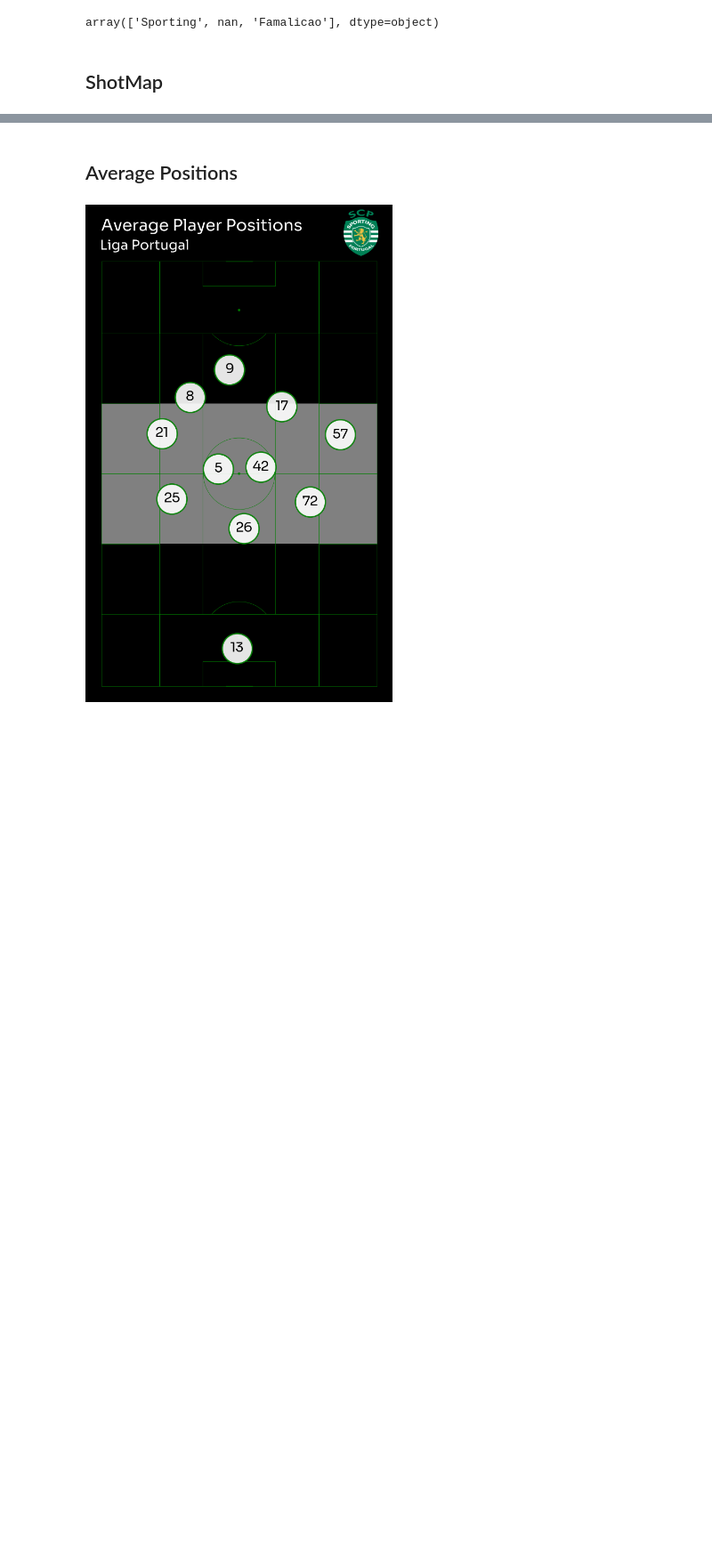
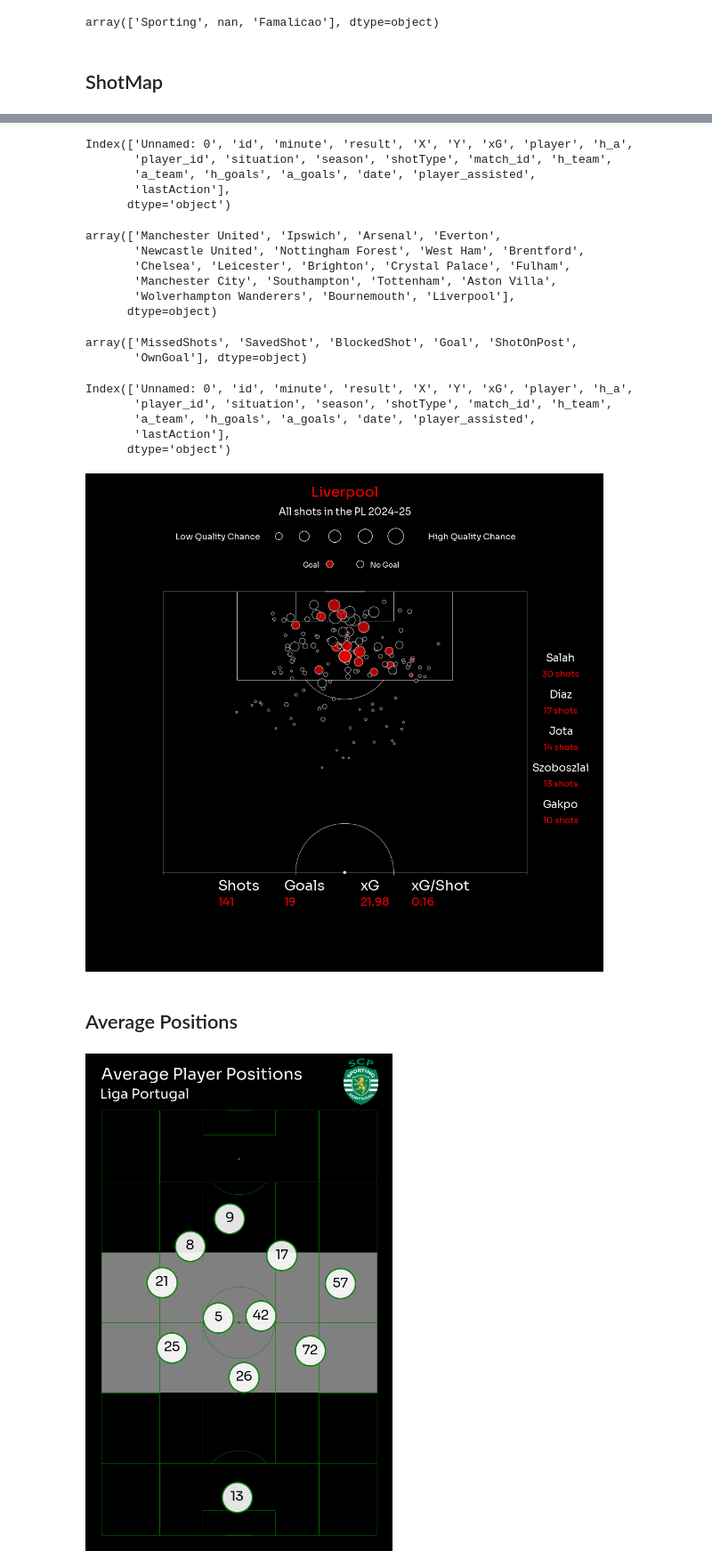
Before and after one commit to ishdeep-10/IndianCitizen, a Jupyter notebook: ScorePredict/notebooks/SeasonAnalysis.ipynb, the cells around one changed output, grey strips where cells are left out. Shown at 89% size. Cells and saved outputs as stored; diff of their text form; code cells hidden in the pictures; blank space fills up the shorter version.

```diff
--- a/ScorePredict/notebooks/SeasonAnalysis.ipynb
+++ b/ScorePredict/notebooks/SeasonAnalysis.ipynb
@@ -473,0 +421,30 @@ df_shots["Angle"] = np.where(np.arctan(7.32 * df_shots["x"] / (df_shots["x"]**2
+# %%
+df_shots.columns
+# %% [output]
+Index(['Unnamed: 0', 'id', 'minute', 'result', 'X', 'Y', 'xG', 'player', 'h_a',
+       'player_id', 'situation', 'season', 'shotType', 'match_id', 'h_team',
+       'a_team', 'h_goals', 'a_goals', 'date', 'player_assisted',
+       'lastAction'],
+      dtype='object')
+# %%
+df_shots['h_team'].unique()
+# %% [output]
+array(['Manchester United', 'Ipswich', 'Arsenal', 'Everton',
+       'Newcastle United', 'Nottingham Forest', 'West Ham', 'Brentford',
+       'Chelsea', 'Leicester', 'Brighton', 'Crystal Palace', 'Fulham',
+       'Manchester City', 'Southampton', 'Tottenham', 'Aston Villa',
+       'Wolverhampton Wanderers', 'Bournemouth', 'Liverpool'],
+      dtype=object)
+# %%
+df_shots['result'].unique()
+# %% [output]
+array(['MissedShots', 'SavedShot', 'BlockedShot', 'Goal', 'ShotOnPost',
+       'OwnGoal'], dtype=object)
+# %%
+df.columns
+# %% [output]
+Index(['Unnamed: 0', 'id', 'minute', 'result', 'X', 'Y', 'xG', 'player', 'h_a',
+       'player_id', 'situation', 'season', 'shotType', 'match_id', 'h_team',
+       'a_team', 'h_goals', 'a_goals', 'date', 'player_assisted',
+       'lastAction'],
+      dtype='object')
@@ -474 +458,8 @@ df_shots["Angle"] = np.where(np.arctan(7.32 * df_shots["x"] / (df_shots["x"]**2
+# %%
+team = 'Liverpool'
+league = 'PL'
+teamcolor = 'red'
+plot_shotmap(df,team,league,teamcolor)
+# %% [output]
+[figure, added]
 # %%
```
Also changed, not shown: parts of 11 cells of this notebook, 1 other file.
